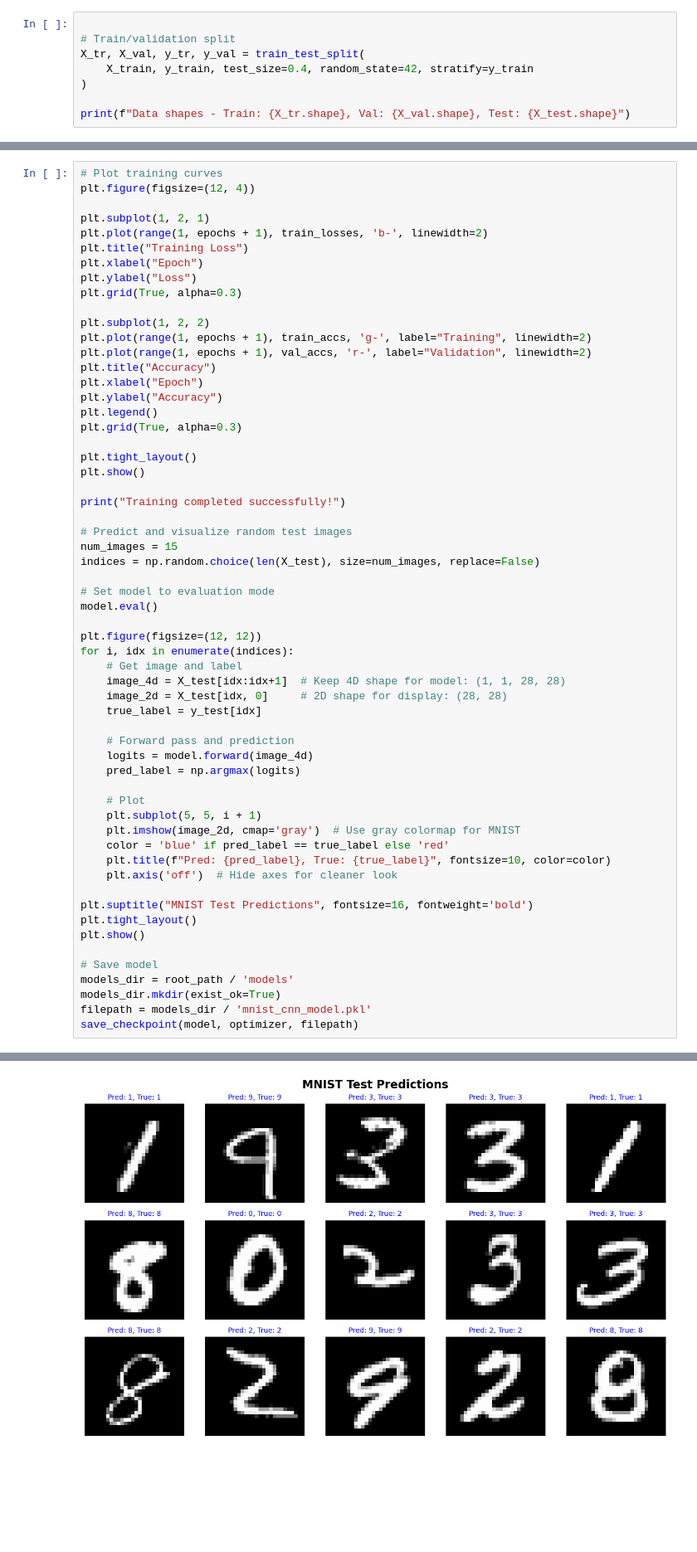
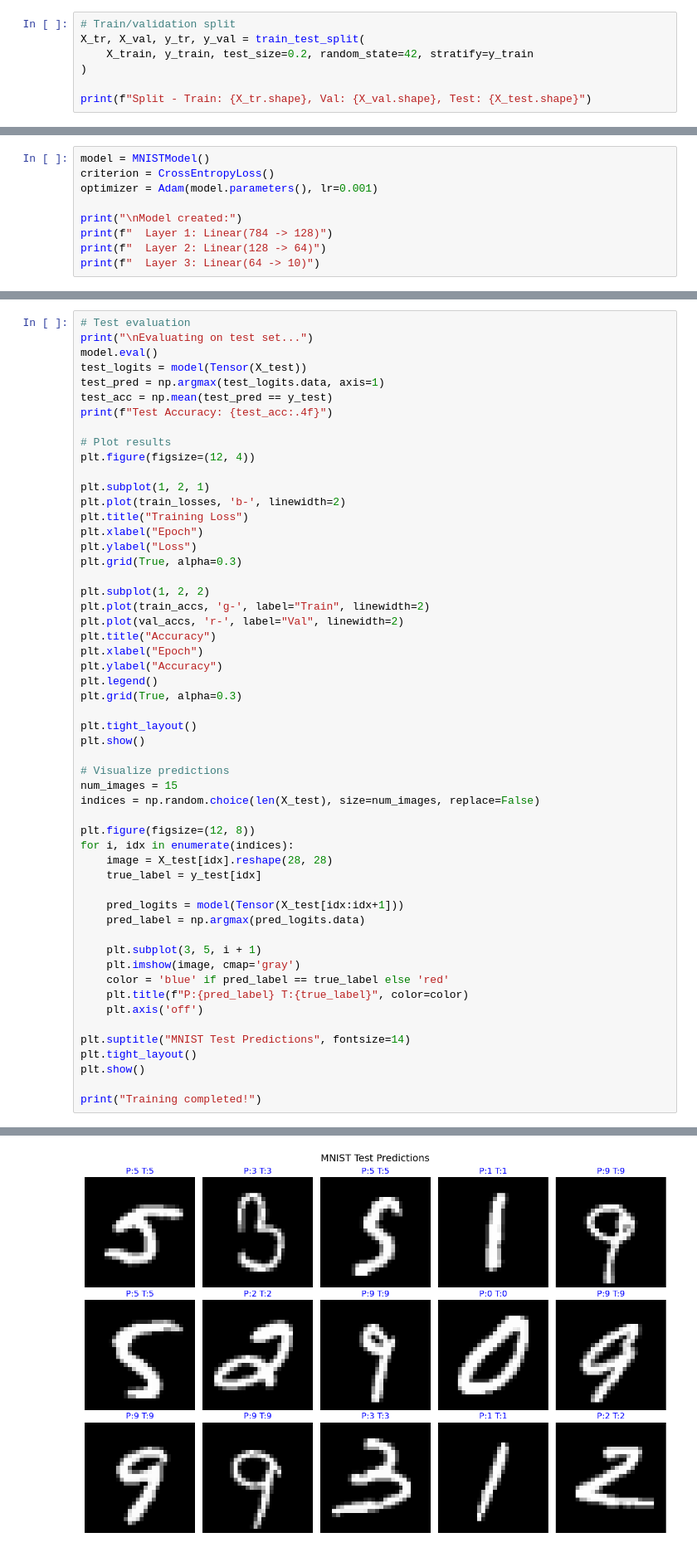
Before and after one commit to vohongquann/NeuroKit, a Jupyter notebook: notebook/mnist_notebook.ipynb, the cells around one changed output, grey strips where cells are left out. Shown at 83% size. Cells and saved outputs as stored; diff of their text form; blank space fills up the shorter version.

```diff
--- a/notebook/mnist_notebook.ipynb
+++ b/notebook/mnist_notebook.ipynb
@@ -36,9 +29,8 @@ Original data shapes - X_train: (60000, 1, 28, 28), X_test: (10000, 1, 28, 28)
 # %%
-
 # Train/validation split
 X_tr, X_val, y_tr, y_val = train_test_split(
-    X_train, y_train, test_size=0.4, random_state=42, stratify=y_train
+    X_train, y_train, test_size=0.2, random_state=42, stratify=y_train
 )
 
-print(f"Data shapes - Train: {X_tr.shape}, Val: {X_val.shape}, Test: {X_test.shape}")
+print(f"Split - Train: {X_tr.shape}, Val: {X_val.shape}, Test: {X_test.shape}")
 # %% [output]
@@ -82,0 +57,9 @@ Layer 9: Linear
+# %%
+model = MNISTModel()
+criterion = CrossEntropyLoss()
+optimizer = Adam(model.parameters(), lr=0.001)
+
+print("\nModel created:")
+print(f"  Layer 1: Linear(784 -> 128)")
+print(f"  Layer 2: Linear(128 -> 64)")
+print(f"  Layer 3: Linear(64 -> 10)")
@@ -193,17 +147,25 @@ Final Test Accuracy: 0.9664
 # %%
-# Plot training curves
+# Test evaluation
+print("\nEvaluating on test set...")
+model.eval()
+test_logits = model(Tensor(X_test))
+test_pred = np.argmax(test_logits.data, axis=1)
+test_acc = np.mean(test_pred == y_test)
+print(f"Test Accuracy: {test_acc:.4f}")
+
+# Plot results
 plt.figure(figsize=(12, 4))
 
 plt.subplot(1, 2, 1)
-plt.plot(range(1, epochs + 1), train_losses, 'b-', linewidth=2)
+plt.plot(train_losses, 'b-', linewidth=2)
 plt.title("Training Loss")
 plt.xlabel("Epoch")
 plt.ylabel("Loss")
 plt.grid(True, alpha=0.3)
 
 plt.subplot(1, 2, 2)
-plt.plot(range(1, epochs + 1), train_accs, 'g-', label="Training", linewidth=2)
-plt.plot(range(1, epochs + 1), val_accs, 'r-', label="Validation", linewidth=2)
+plt.plot(train_accs, 'g-', label="Train", linewidth=2)
+plt.plot(val_accs, 'r-', label="Val", linewidth=2)
 plt.title("Accuracy")
 plt.xlabel("Epoch")
 plt.ylabel("Accuracy")
@@ -213,40 +175,27 @@ plt.grid(True, alpha=0.3)
 plt.tight_layout()
 plt.show()
 
-print("Training completed successfully!")
-
-# Predict and visualize random test images
+# Visualize predictions
 num_images = 15
 indices = np.random.choice(len(X_test), size=num_images, replace=False)
 
-# Set model to evaluation mode
-model.eval()
-
-plt.figure(figsize=(12, 12))
+plt.figure(figsize=(12, 8))
 for i, idx in enumerate(indices):
-    # Get image and label
-    image_4d = X_test[idx:idx+1]  # Keep 4D shape for model: (1, 1, 28, 28)
-    image_2d = X_test[idx, 0]     # 2D shape for display: (28, 28)
+    image = X_test[idx].reshape(28, 28)
     true_label = y_test[idx]
 
-    # Forward pass and prediction
-    logits = model.forward(image_4d)
-    pred_label = np.argmax(logits)
+    pred_logits = model(Tensor(X_test[idx:idx+1]))
+    pred_label = np.argmax(pred_logits.data)
 
-    # Plot
-    plt.subplot(5, 5, i + 1)
-    plt.imshow(image_2d, cmap='gray')  # Use gray colormap for MNIST
+    plt.subplot(3, 5, i + 1)
+    plt.imshow(image, cmap='gray')
     color = 'blue' if pred_label == true_label else 'red'
-    plt.title(f"Pred: {pred_label}, True: {true_label}", fontsize=10, color=color)
-    plt.axis('off')  # Hide axes for cleaner look
+    plt.title(f"P:{pred_label} T:{true_label}", color=color)
+    plt.axis('off')
 
-plt.suptitle("MNIST Test Predictions", fontsize=16, fontweight='bold')
+plt.suptitle("MNIST Test Predictions", fontsize=14)
 plt.tight_layout()
 plt.show()
 
-# Save model
-models_dir = root_path / 'models'
-models_dir.mkdir(exist_ok=True)
-filepath = models_dir / 'mnist_cnn_model.pkl'
-save_checkpoint(model, optimizer, filepath)
+print("Training completed!")
 # %% [output]
@@ -255 +205 @@ Training completed successfully!
-[figure, old version]
+[figure, new version]
```
Also changed, not shown: parts of 15 cells of this notebook, 21 other files.
